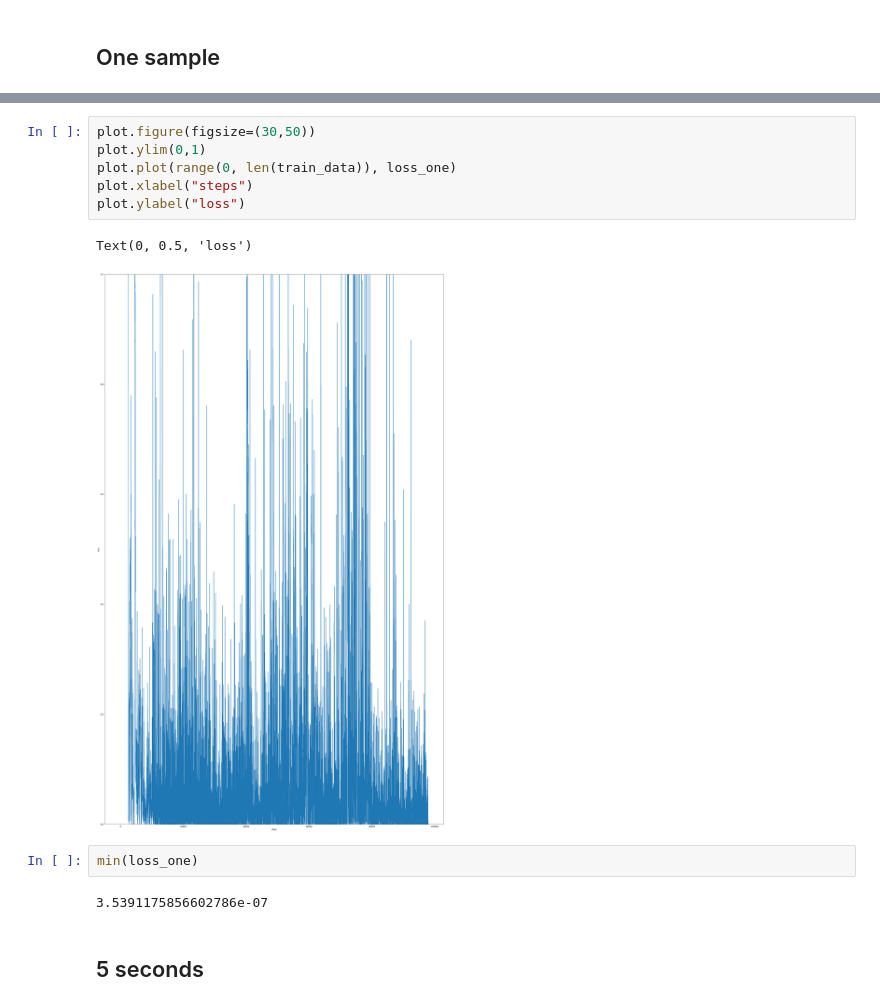
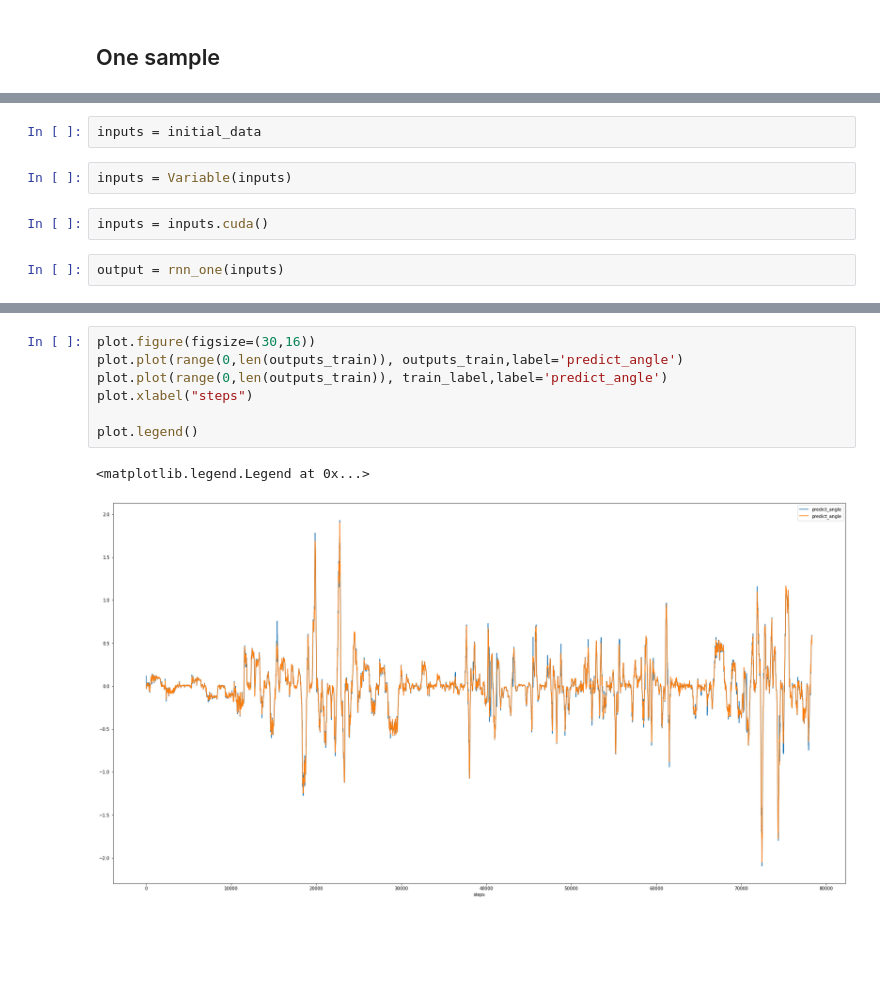
Before and after one commit to Taylor-Swift1/steering, a Jupyter notebook: Untitled.ipynb, the cells around one changed output, grey strips where cells are left out. Saved outputs shown, nothing was run; the diff lists cells and outputs as text; blank space fills up the shorter version.

```diff
--- a/Untitled.ipynb
+++ b/Untitled.ipynb
@@ -81,0 +97,8 @@ len(train_data)
+# %%
+inputs = initial_data
+# %%
+inputs = Variable(inputs)
+# %%
+inputs = inputs.cuda()
+# %%
+output = rnn_one(inputs)
@@ -126,15 +182,10 @@ Epoch[97800/97886], predict data is -0.02593 -0.08799 11.32445, groud truth is -
 # %%
-plot.figure(figsize=(30,50))
-plot.ylim(0,1)
-plot.plot(range(0, len(train_data)), loss_one)
+plot.figure(figsize=(30,16))
+plot.plot(range(0,len(outputs_train)), outputs_train,label='predict_angle')
+plot.plot(range(0,len(outputs_train)), train_label,label='predict_angle')
 plot.xlabel("steps")
-plot.ylabel("loss")
+
+plot.legend()
 # %% [output]
-Text(0, 0.5, 'loss')
+<matplotlib.legend.Legend at 0x...>
-[figure, old version]
+[figure, new version]
-# %%
-min(loss_one)
-# %% [output]
-3.5391175856602786e-07
-# %% [markdown]
-## 5 seconds
```
Also changed, not shown: parts of 26 cells of this notebook.
